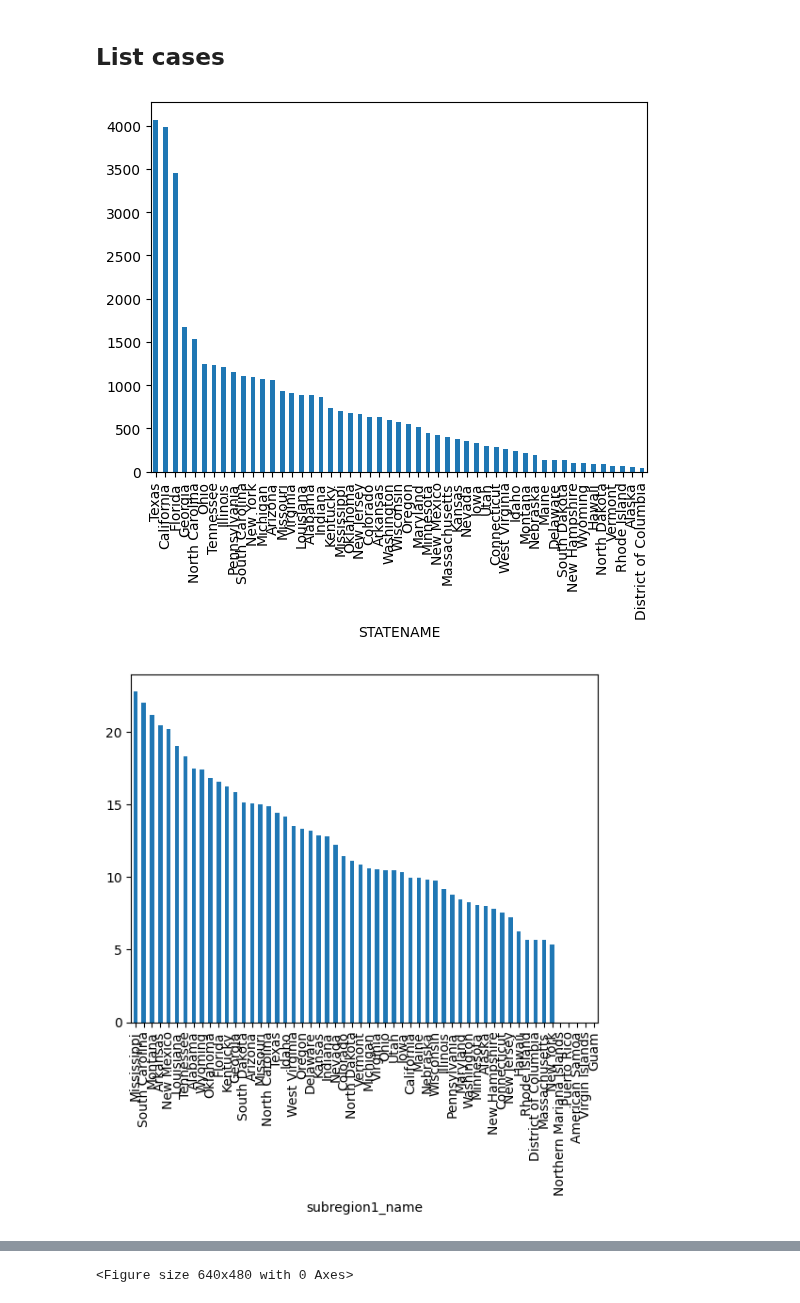
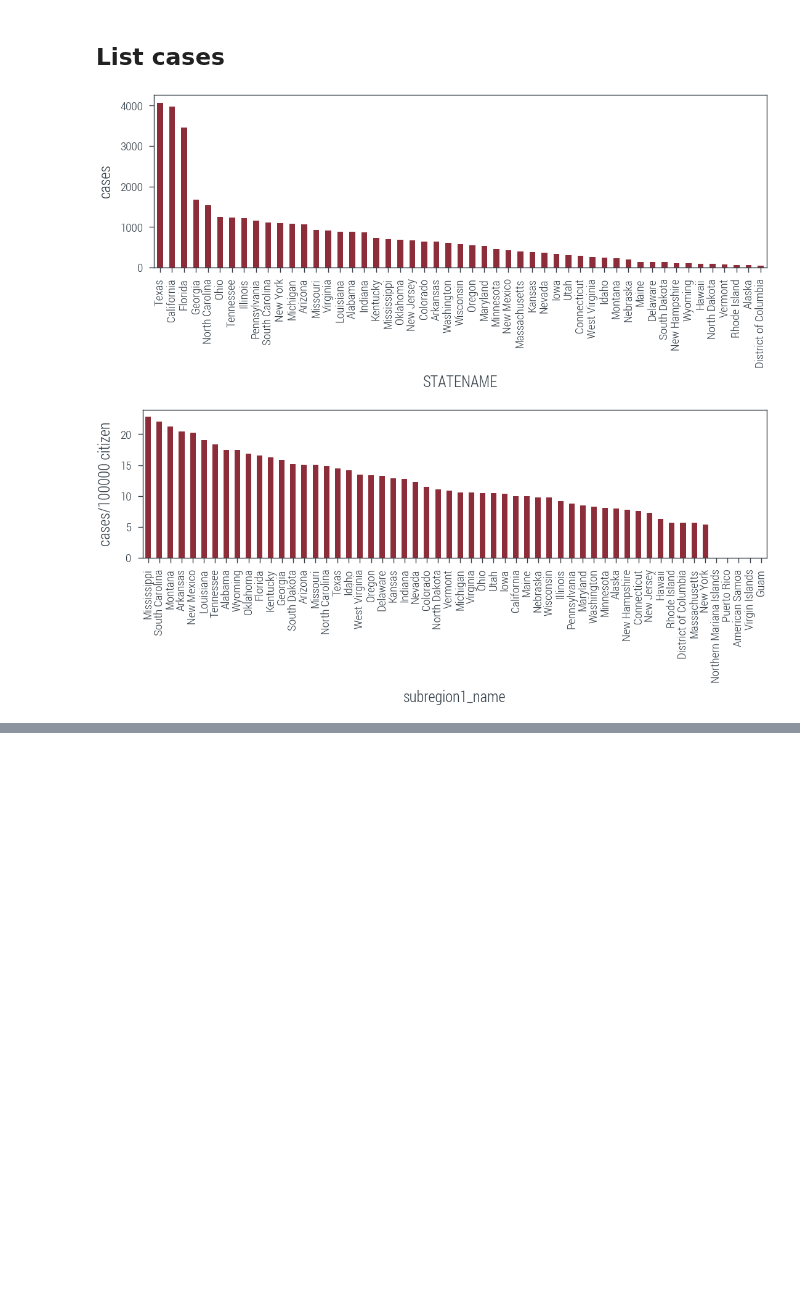
Before and after one commit to PaulHenrik/DataLiteracy_FARS, a Jupyter notebook: Car accident analysis.ipynb, the cells around one changed output, grey strips where cells are left out. Drawn from its saved outputs; the diff is of its cells as text; code cells hidden in the pictures; blank space fills up the shorter version.

```diff
--- a/Car accident analysis.ipynb
+++ b/Car accident analysis.ipynb
@@ -7,6 +7,10 @@ import matplotlib.pyplot as plt
 import chardet
 import datetime
 import os
+from tueplots import bundles
+from tueplots.constants.color import rgb
+plt.rcParams.update(bundles.beamer_moml())
+plt.rcParams.update({"figure.dpi": 200})
 
 if not os.path.exists('Graphen'):
     os.mkdir('Graphen')
@@ -119,45 +120,52 @@ print(accidents_state)
 
 plt.figure()
 accidents['STATENAME'].value_counts().plot.bar()
+plt.ylabel('cases')
 plt.show()
 
 plt.figure()
+
 Google_daten.groupby('subregion1_name')['CASES/100000'].sum().sort_values(ascending=False).plot(kind='bar')
 #Google_daten.groupby('subregion1_name')['mobility_workspaces'].first().plot(kind='bar')
+plt.ylabel('cases/100000 citizen')
 plt.show()
 
 
 plt.figure()
-plt.title('cases per 100000 habitants')
+#plt.title('cases per 100000 habitants')
 accidents_state.set_index('STATENAME')['CASES/100000'].sort_values(ascending=False).plot.bar()
+plt.ylabel('cases/100000 citizen')
 plt.show()
 
 plt.figure()
 accidents['WEATHERNAME'].value_counts().plot.bar()
+plt.ylabel('cases')
 plt.show()
 
 plt.figure()
 accidents['HOUR'].value_counts().sort_index().plot.bar()
+plt.ylabel('cases')
 plt.show()
 
 plt.figure()
 accidents['YEAR'].value_counts().sort_index().plot.bar()
+plt.ylabel('cases')
 plt.show()
 
 plt.figure()
 accidents['DAY_WEEKNAME'].value_counts().plot.bar()
+plt.ylabel('cases')
 plt.show()
 
 
-print(accidents['HARM_EVNAME'].value_counts())
-print(accidents['HARM_EVNAME'].value_counts().index[:10])
-#accidents['HARM_ENVNAME'][accidents['HARM_EVNAME'].isin(accidents['HARM_EVNAME'].value_counts().index[10:])] = 'other'
 accidents['HARM_EVNAME'] = accidents['HARM_EVNAME'].replace(accidents['HARM_EVNAME'].value_counts().index[10:],'other')
-print(accidents.groupby(['STATENAME','HARM_EVNAME']).size().unstack())
 
 plt.figure()
-accidents.groupby(['STATENAME','HARM_EVNAME']).size().unstack().div(accidents_state.set_index('STATENAME')['Population']*100000,axis=0).plot(kind='bar',stacked=True)
+accidents.groupby(['STATENAME','HARM_EVNAME']).size().unstack().div(accidents_state.set_index('STATENAME')['Population']/100000,axis=0).plot(kind='bar',stacked=True)
+plt.ylabel('cases/100000 citizen')
+plt.title('harmed environment')
+plt.legend(loc='center left', bbox_to_anchor=(1, 0.5))
 plt.show()
 # %% [output]
-[figure, old version]
+[figure, new version]
-[figure, old version]
+[figure, new version]
@@ -186 +177,0 @@ Wyoming                            26.0                   NaN   16.0
-<Figure size 640x480 with 0 Axes>
```
Also changed, not shown: parts of 3 cells of this notebook.
